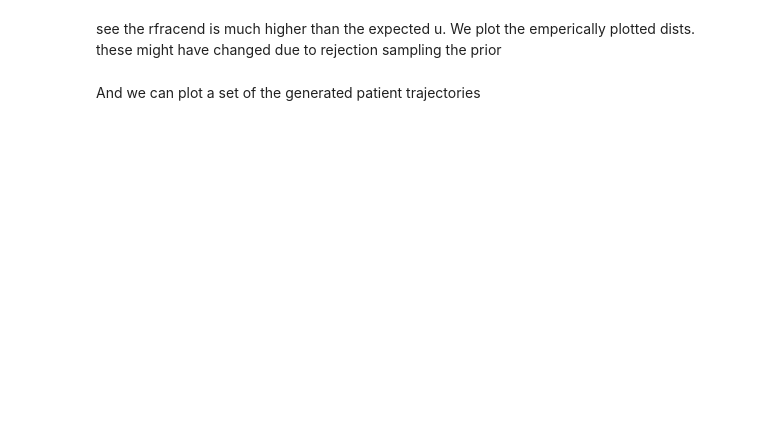
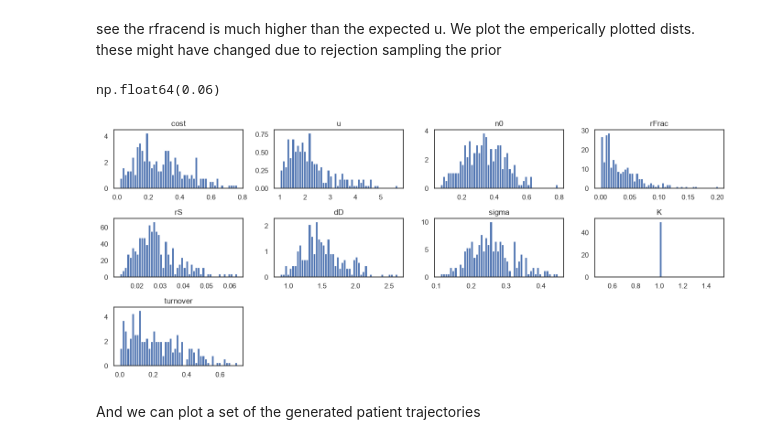
Before and after one commit to emilfrej/biomarker_uncertainty, a Jupyter notebook: python/prior_pred_check.ipynb, the cells around one changed output. Drawn from its saved outputs; the diff is of its cells as text; code cells hidden in the pictures; blank space fills up the shorter version.

```diff
--- a/python/prior_pred_check.ipynb
+++ b/python/prior_pred_check.ipynb
@@ -145,7 +148,14 @@ Check passed or not checking progression on AT! Saving Patient 204 out of 205
 # %% [markdown]
 see the rfracend is much higher than the expected u. We plot the emperically plotted dists. these might have changed due to rejection sampling the prior
 # %%
-from synth_data import plo
+from utils.synth_data import plot_true_param_density
+
+plot_true_param_density(true_params_no_effect);
+
+(true_params_no_effect['u'] < 1.2).mean()
+# %% [output]
+np.float64(0.06)
+[figure, added]
 # %% [markdown]
 And we can plot a set of the generated patient trajectories
 # %%
```
Also changed, not shown: parts of 10 cells of this notebook, 13 other files.
